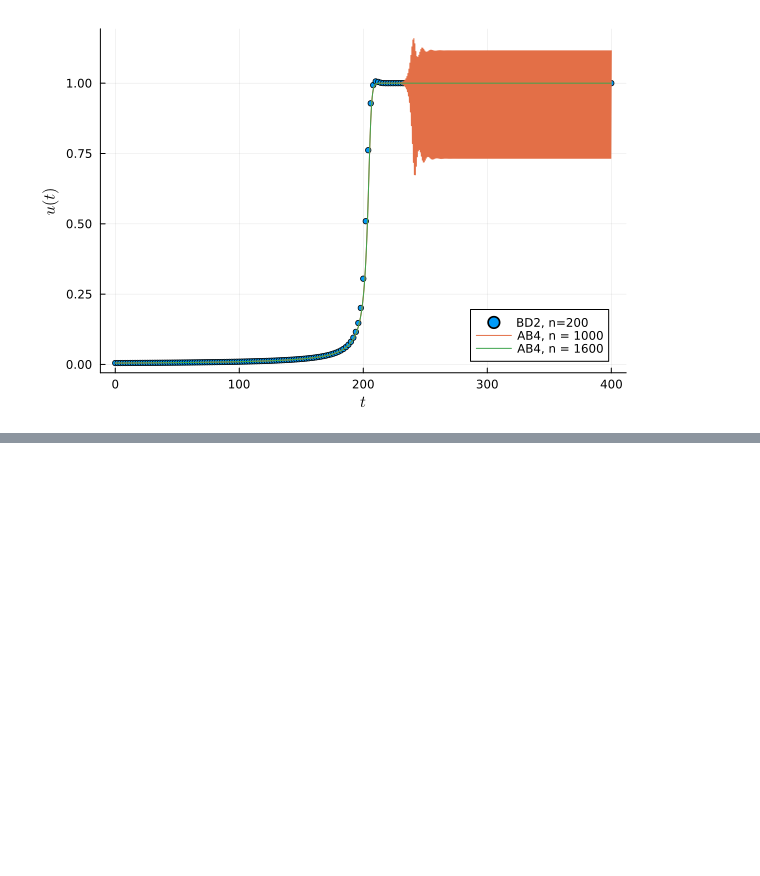
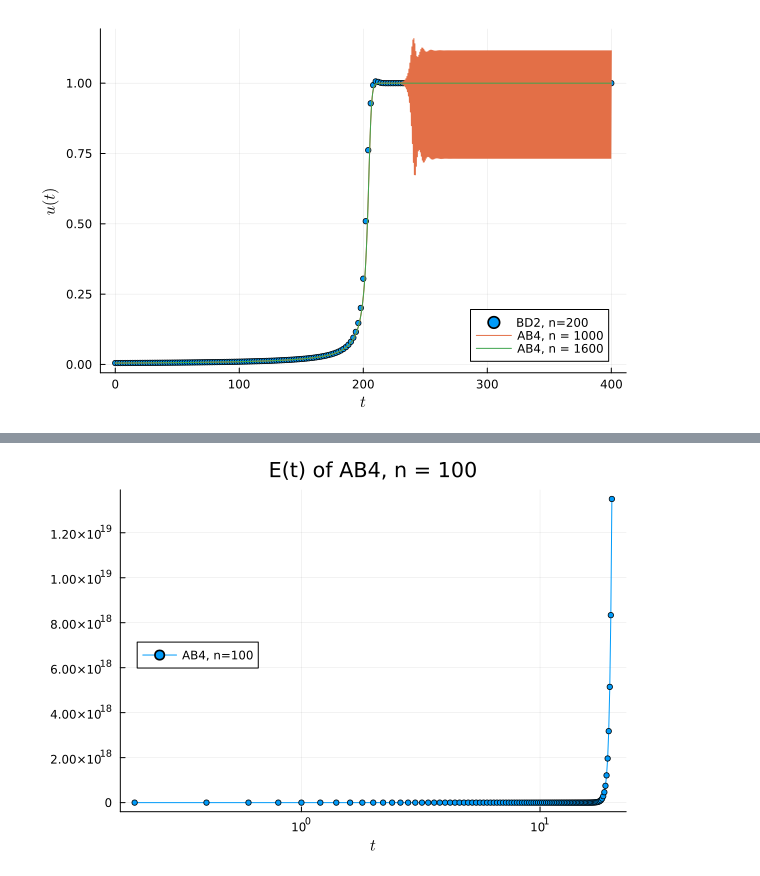
Before and after one commit to zhufang9819/julia-implement-numerical-ode-pde, a Jupyter notebook: numerical_ode_methods/multistep_methods/multistep.ipynb, the cells around one changed output, grey strips where cells are left out. Drawn from its saved outputs; the diff is of its cells as text; code cells hidden in the pictures; blank space fills up the shorter version.

Commit message:
give an example of energy conservation

```diff
--- a/numerical_ode_methods/multistep_methods/multistep.ipynb
+++ b/numerical_ode_methods/multistep_methods/multistep.ipynb
@@ -446,0 +473,20 @@ plt
+# %%
+function example_ode(u, p, t)
+    x1, x2 = u
+    return [-4x2, 4x1]
+end
+
+u0 = [1, 0];
+tspan = [0, 20];
+ivp = ODEProblem(example_ode, u0, tspan);
+
+n = 100;
+t, u = ab4(ivp, n);
+E = [(norm(u, 2)-1) for u in u]
+
+# Filter the zero t
+inds = (t .> 0)
+plot(t[inds], E[inds], m=3, label="AB4, n=100",
+    xaxis=(:log10, L"t"), title="E(t) of AB4, n = 100", leg=:left)
+# %% [output]
+[figure, added]
```
Also changed, not shown: parts of 8 cells of this notebook.
